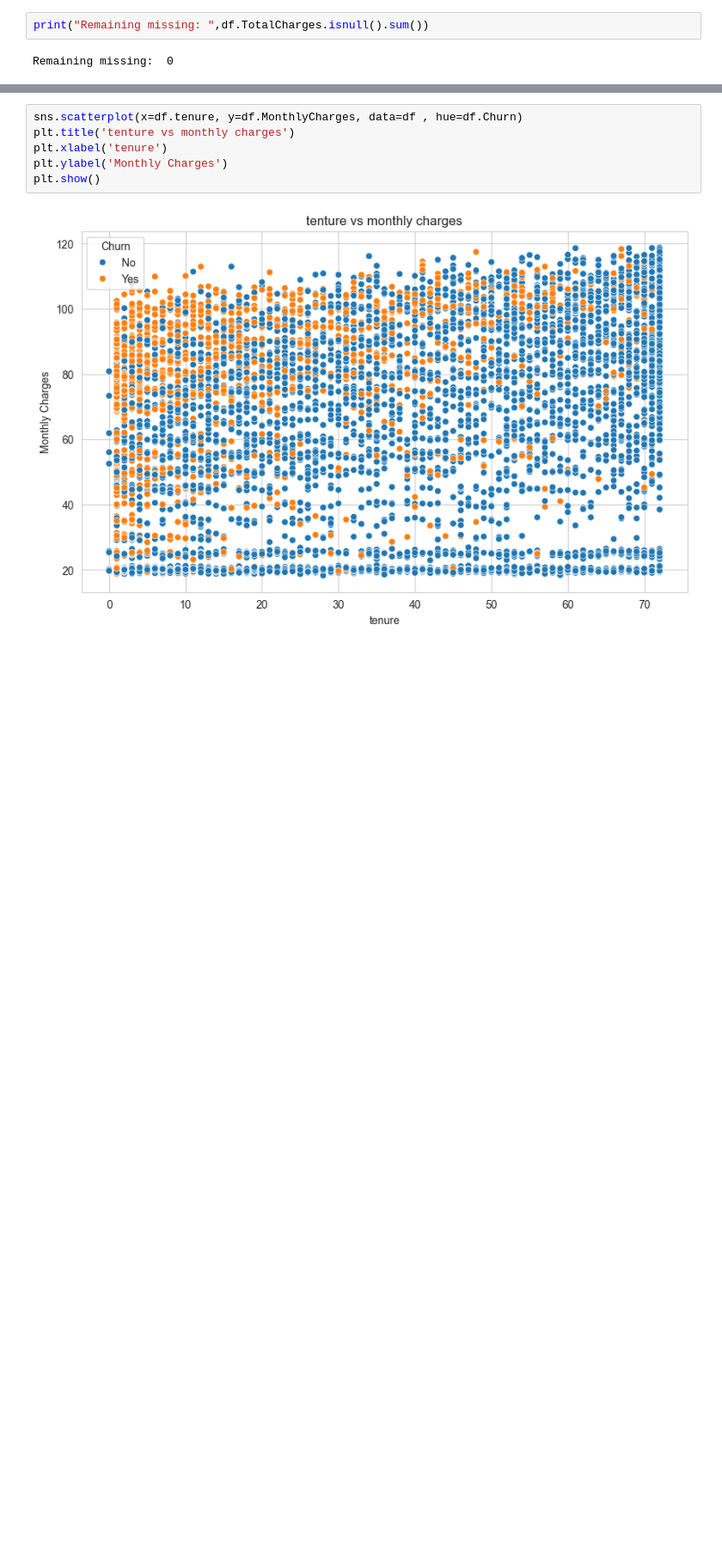
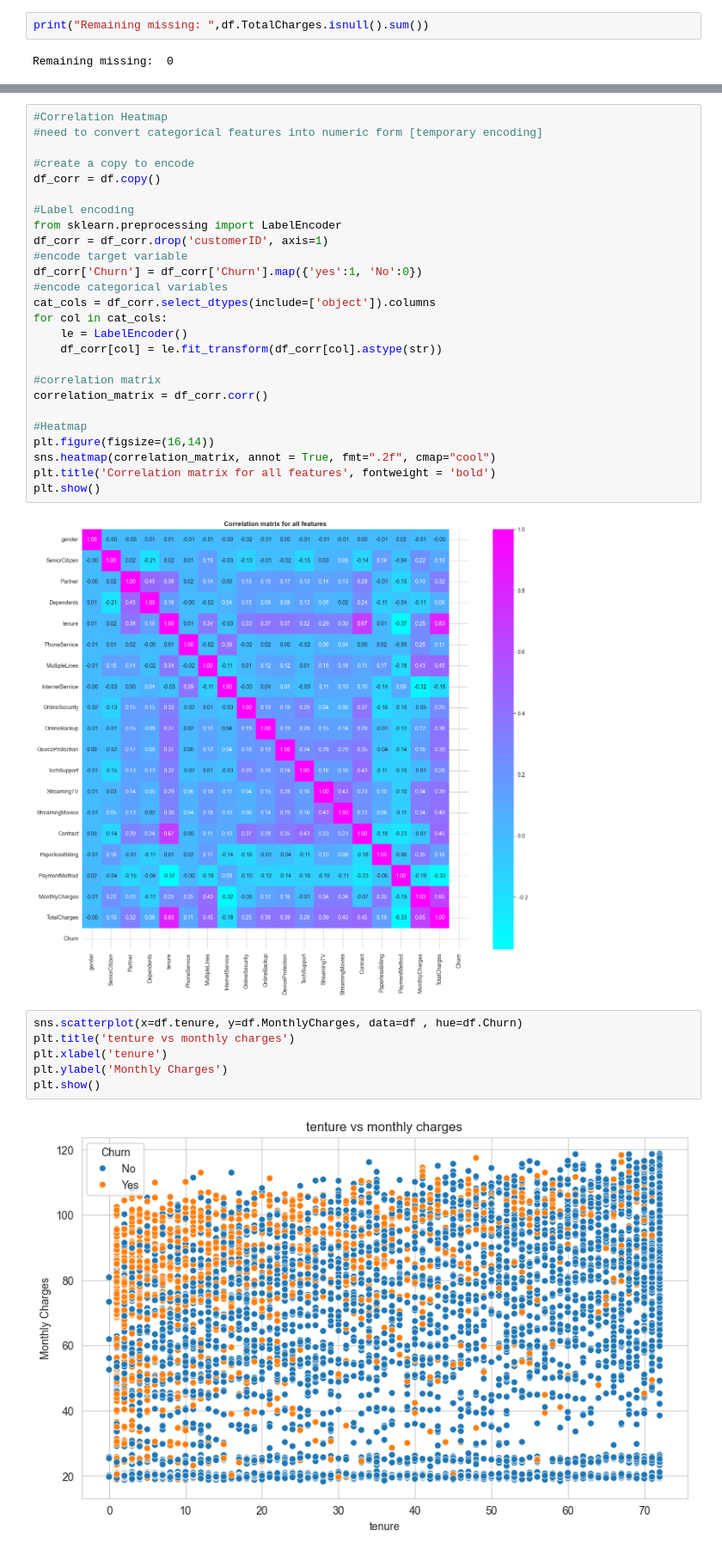
Before and after one commit to Niveka1998/telco-churn-prediction, a Jupyter notebook: Task1.ipynb, the cells around one changed output, grey strips where cells are left out. Shown at 86% size. Cells and saved outputs as stored; diff of their text form; blank space fills up the shorter version.

Commit message:
correlation matrix, heatmap done

```diff
--- a/Task1.ipynb
+++ b/Task1.ipynb
@@ -199,6 +199,34 @@ Mode of TotalCharges: 20.2
 | tenure | 7043.0 | 32.371149 | 24.559481 | 0.00 | 9.000 | 29.000 | 55.00 | 72.00 | 0.239540 | -1.387372 |
 | MonthlyCharges | 7043.0 | 64.761692 | 30.090047 | 18.25 | 35.500 | 70.350 | 89.85 | 118.75 | -0.220524 | -1.257260 |
 | TotalCharges | 7043.0 | 2281.916928 | 2265.270398 | 18.80 | 402.225 | 1397.475 | 3786.60 | 8684.80 | 0.963789 | -0.226400 |
+# %%
+#Correlation Heatmap
+#need to convert categorical features into numeric form [temporary encoding]
+
+#create a copy to encode
+df_corr = df.copy()
+
+#Label encoding
+from sklearn.preprocessing import LabelEncoder
+df_corr = df_corr.drop('customerID', axis=1)
+#encode target variable
+df_corr['Churn'] = df_corr['Churn'].map({'yes':1, 'No':0})
+#encode categorical variables
+cat_cols = df_corr.select_dtypes(include=['object']).columns
+for col in cat_cols:
+    le = LabelEncoder()
+    df_corr[col] = le.fit_transform(df_corr[col].astype(str))
+
+#correlation matrix
+correlation_matrix = df_corr.corr()
+
+#Heatmap
+plt.figure(figsize=(16,14))
+sns.heatmap(correlation_matrix, annot = True, fmt=".2f", cmap="cool")
+plt.title('Correlation matrix for all features', fontweight = 'bold')
+plt.show()
+# %% [output]
+[figure, added]
 # %%
 sns.scatterplot(x=df.tenure, y=df.MonthlyCharges, data=df , hue=df.Churn)
 plt.title('tenture vs monthly charges')
```
